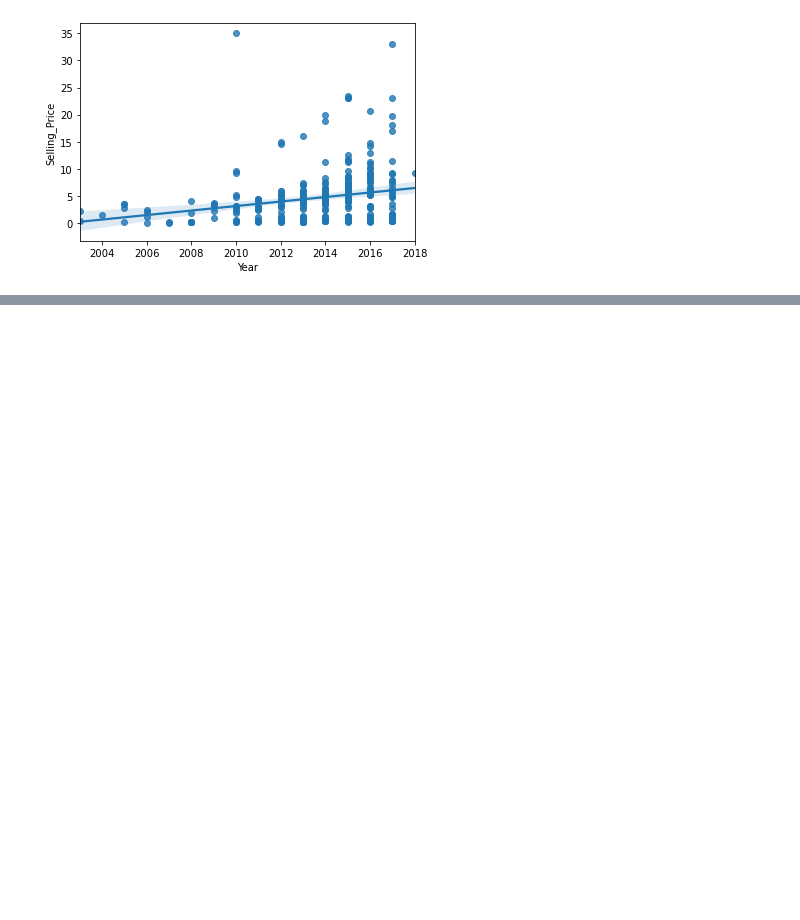
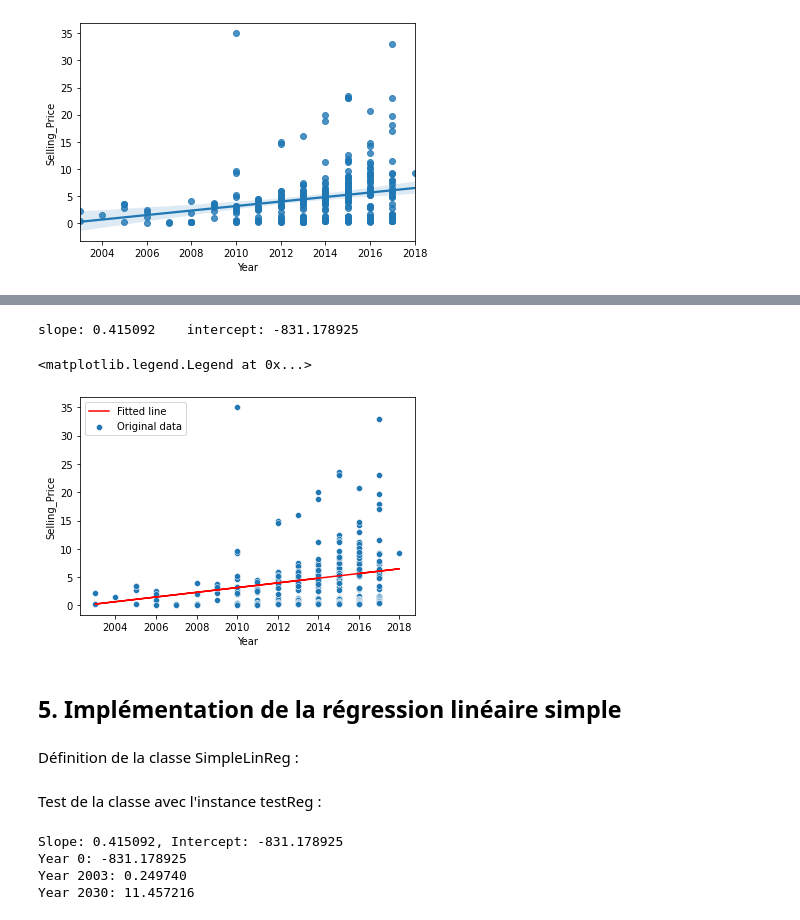
Before and after one commit to archenju/cardata, a Jupyter notebook: 20201102_CarData_Julien.ipynb, the cells around one changed output, grey strips where cells are left out. Cells and saved outputs as stored; diff of their text form; code cells hidden in the pictures; blank space fills up the shorter version.

```diff
--- a/20201102_CarData_Julien.ipynb
+++ b/20201102_CarData_Julien.ipynb
@@ -130,0 +178,23 @@ sb.regplot(x="Year", y="Selling_Price", data=car_data)
+# %%
+import matplotlib.pyplot as plt
+import numpy as np
+from sklearn import datasets, linear_model
+from sklearn.metrics import mean_squared_error, r2_score
+
+xs = car_data[["Year"]]
+regr = linear_model.LinearRegression()
+regr.fit(xs, y)
+print("slope: %f    intercept: %f" % (regr.coef_, regr.intercept_))
+# %% [output]
+slope: 0.415092    intercept: -831.178925
+# %%
+sns.scatterplot(x=car_data["Year"],y=car_data["Selling_Price"], label='Original data')
+plt.plot(xs, regr.coef_ * xs + regr.intercept_ ,'red', label='Fitted line')
+plt.legend()
+# %% [output]
+<matplotlib.legend.Legend at 0x...>
+[figure, added]
+# %% [markdown]
+## 5. Implémentation de la régression linéaire simple
+# %% [markdown]
+Définition de la classe SimpleLinReg :
@@ -130,0 +233,14 @@ sb.regplot(x="Year", y="Selling_Price", data=car_data)
+# %% [markdown]
+Test de la classe avec l'instance testReg :
+# %%
+testReg = SimpleLinReg(Xs=car_data["Year"],Ys=car_data["Selling_Price"])
+
+testReg.fit()
+print("Year 0: %f" % testReg.predict(0))
+print("Year 2003: %f" % testReg.predict(2003))
+print("Year 2030: %f" % testReg.predict(2030))
+# %% [output]
+Slope: 0.415092, Intercept: -831.178925
+Year 0: -831.178925
+Year 2003: 0.249740
+Year 2030: 11.457216
```
Also changed, not shown: parts of 22 cells of this notebook.
